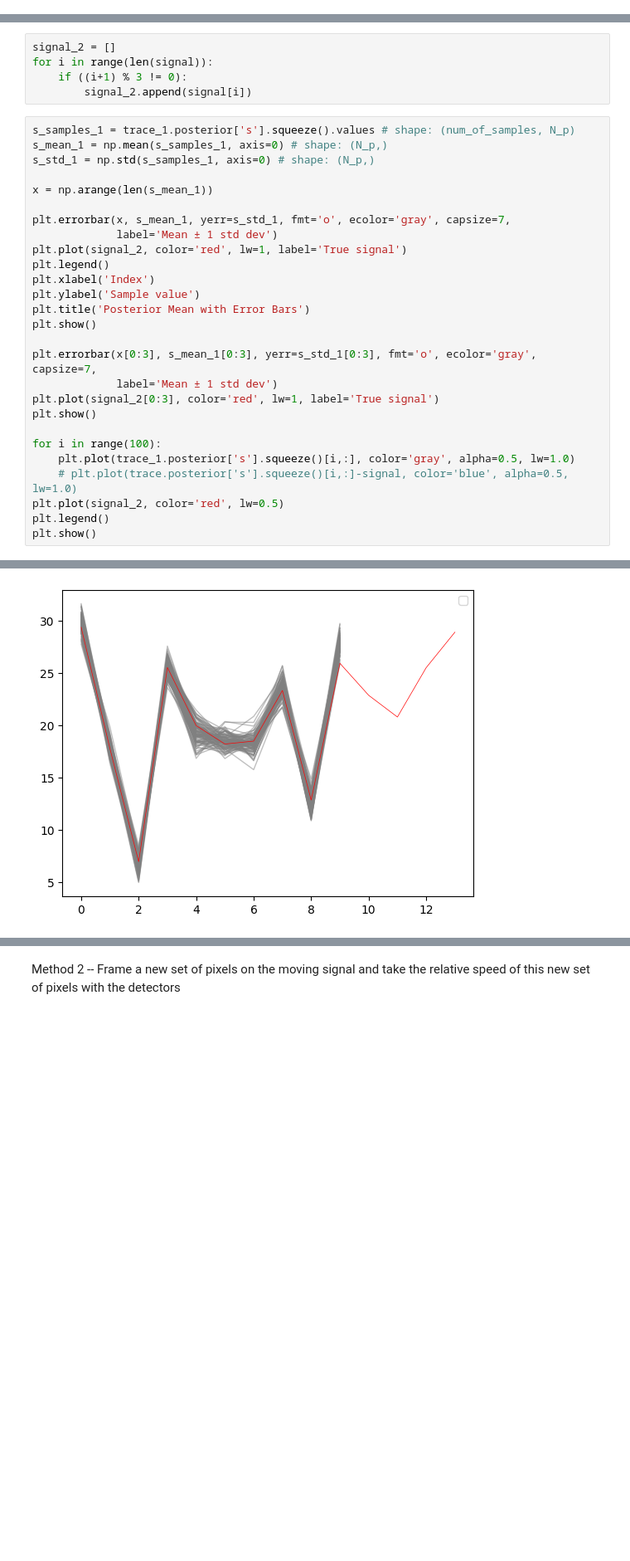
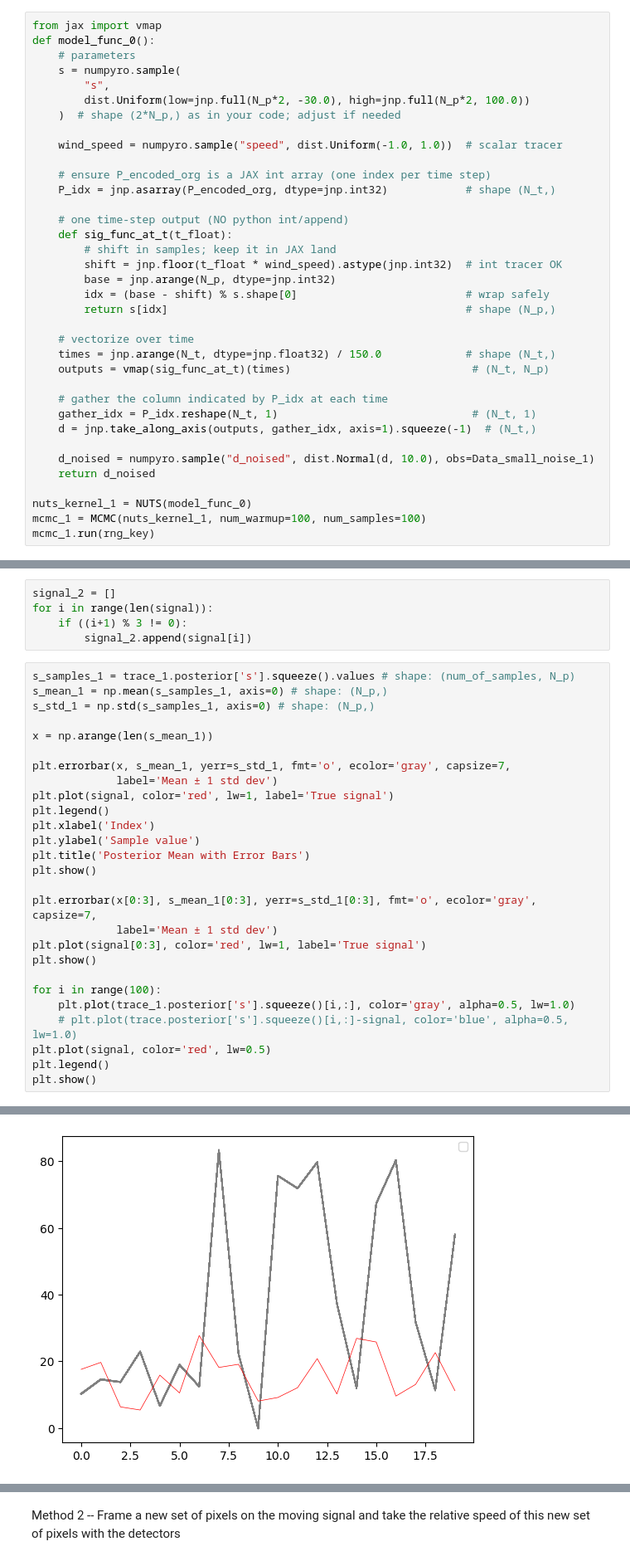
Before and after one commit to Rachel-0420/Toy-Model-for-Field-Level, a Jupyter notebook: moving_signals.ipynb, the cells around one changed output, grey strips where cells are left out. Shown at 83% size. Saved outputs shown, nothing was run; the diff lists cells and outputs as text; blank space fills up the shorter version.

Commit message:
added wind as parameter

```diff
--- a/moving_signals.ipynb
+++ b/moving_signals.ipynb
@@ -193,3 +202,39 @@ mcmc_1.run(rng_key)
+# %%
+from jax import vmap
+def model_func_0():
+    # parameters
+    s = numpyro.sample(
+        "s",
+        dist.Uniform(low=jnp.full(N_p*2, -30.0), high=jnp.full(N_p*2, 100.0))
+    )  # shape (2*N_p,) as in your code; adjust if needed
+
+    wind_speed = numpyro.sample("speed", dist.Uniform(-1.0, 1.0))  # scalar tracer
+
+    # ensure P_encoded_org is a JAX int array (one index per time step)
+    P_idx = jnp.asarray(P_encoded_org, dtype=jnp.int32)            # shape (N_t,)
+
+    # one time-step output (NO python int/append)
+    def sig_func_at_t(t_float):
+        # shift in samples; keep it in JAX land
+        shift = jnp.floor(t_float * wind_speed).astype(jnp.int32)  # int tracer OK
+        base = jnp.arange(N_p, dtype=jnp.int32)
+        idx = (base - shift) % s.shape[0]                          # wrap safely
+        return s[idx]                                              # shape (N_p,)
+
+    # vectorize over time
+    times = jnp.arange(N_t, dtype=jnp.float32) / 150.0             # shape (N_t,)
+    outputs = vmap(sig_func_at_t)(times)                            # (N_t, N_p)
+
+    # gather the column indicated by P_idx at each time
+    gather_idx = P_idx.reshape(N_t, 1)                              # (N_t, 1)
+    d = jnp.take_along_axis(outputs, gather_idx, axis=1).squeeze(-1)  # (N_t,)
+
+    d_noised = numpyro.sample("d_noised", dist.Normal(d, 10.0), obs=Data_small_noise_1)
+    return d_noised
+
+nuts_kernel_1 = NUTS(model_func_0)
+mcmc_1 = MCMC(nuts_kernel_1, num_warmup=100, num_samples=100)
+mcmc_1.run(rng_key)
 # %%
 def model_func_2():
         s = numpyro.sample("s", dist.Uniform(low=jnp.full(N_p,-30), high=jnp.full(N_p,100)))
@@ -234,7 +274,7 @@ x = np.arange(len(s_mean_1))
 
 plt.errorbar(x, s_mean_1, yerr=s_std_1, fmt='o', ecolor='gray', capsize=7,
              label='Mean ± 1 std dev')
-plt.plot(signal_2, color='red', lw=1, label='True signal')
+plt.plot(signal, color='red', lw=1, label='True signal')
 plt.legend()
 plt.xlabel('Index')
 plt.ylabel('Sample value')
@@ -243,13 +283,13 @@ plt.show()
 
 plt.errorbar(x[0:3], s_mean_1[0:3], yerr=s_std_1[0:3], fmt='o', ecolor='gray', capsize=7,
              label='Mean ± 1 std dev')
-plt.plot(signal_2[0:3], color='red', lw=1, label='True signal')
+plt.plot(signal[0:3], color='red', lw=1, label='True signal')
 plt.show()
 
 for i in range(100):
     plt.plot(trace_1.posterior['s'].squeeze()[i,:], color='gray', alpha=0.5, lw=1.0)
     # plt.plot(trace.posterior['s'].squeeze()[i,:]-signal, color='blue', alpha=0.5, lw=1.0)
-plt.plot(signal_2, color='red', lw=0.5)
+plt.plot(signal, color='red', lw=0.5)
 plt.legend()
 plt.show()
 # %% [output]
@@ -258,4 +298,4 @@ plt.show()
-[figure, old version]
+[figure, new version]
 # %%
 s_samples_2 = trace_2.posterior['s'].squeeze().values
 s_mean_2 = np.mean(s_samples_2, axis=0)
```
Also changed, not shown: parts of 10 cells of this notebook, 1 other file.
